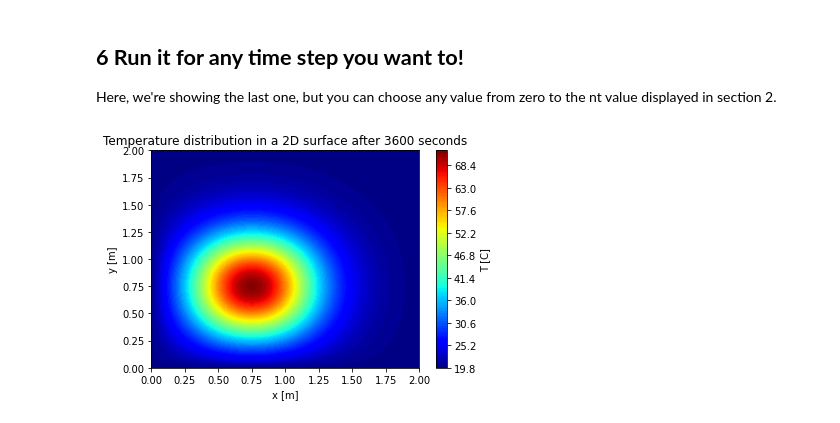
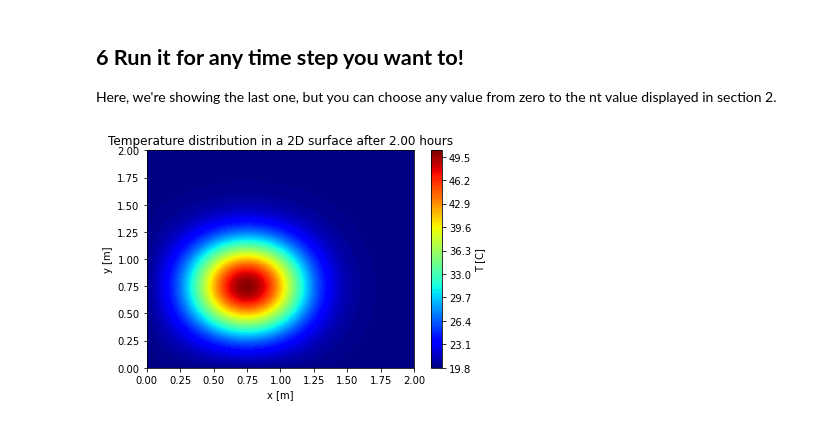
Before and after one commit to dev-gazer/FluidsAcousticsHeat, a Jupyter notebook: 2D Cartesian Heat Diffusion Equation.ipynb, the cells around one changed output. Saved outputs shown, nothing was run; the diff lists cells and outputs as text; code cells hidden in the pictures.

```diff
--- a/2D Cartesian Heat Diffusion Equation.ipynb
+++ b/2D Cartesian Heat Diffusion Equation.ipynb
@@ -19,7 +19,7 @@ Lx = 2
 Ly = 2
 nx = 101
 ny = 101
-t = 1*60*60
+t = 2*60*60
 nu = 4.2*(10**-6)
 dx = Lx / (nx - 1)
 dy = Ly / (ny - 1)
@@ -81,10 +81,10 @@ def diffuse(nt):
 Here, we're showing the last one, but you can choose any value from zero to the nt value displayed in section 2.
 # %%
 plt.contourf(X, Y, diffuse(nt), 100, cmap='jet')
-plt.title("Temperature distribution in a 2D surface after %d seconds" %t)
+plt.title("Temperature distribution in a 2D surface after %.2f hours" %(t/3600))
 plt.colorbar(label='T [C]')
 plt.xlabel('x [m]')
 plt.ylabel('y [m]')
 plt.show()
 # %% [output]
-[figure, old version]
+[figure, new version]
```
Also changed, not shown: parts of 2 cells of this notebook.
